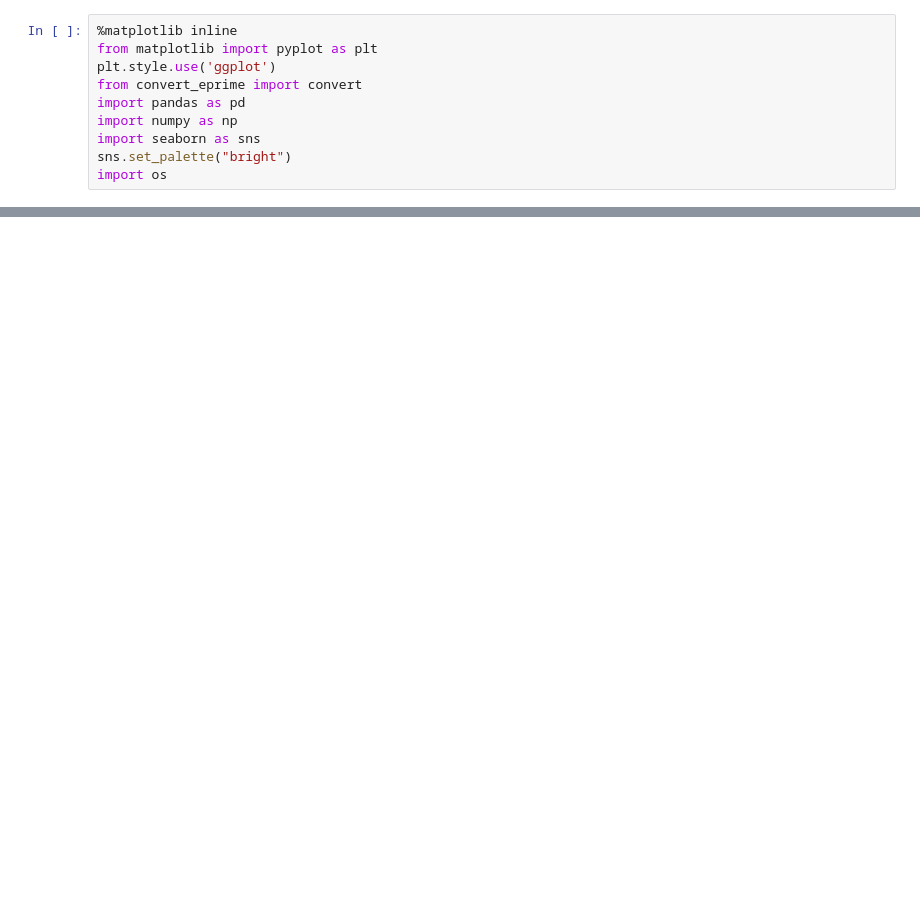
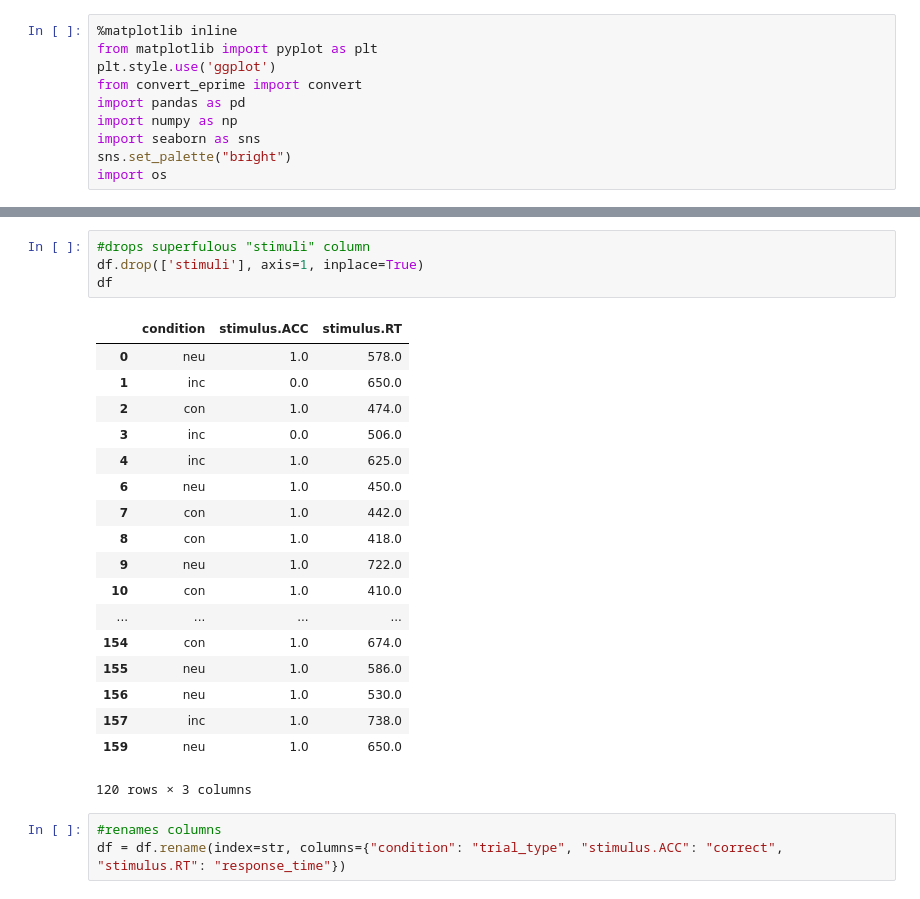
Before and after one commit to HBClab/BetterFlanker, a Jupyter notebook: Conversion.ipynb, the cells around one changed output, grey strips where cells are left out. Saved outputs shown, nothing was run; the diff lists cells and outputs as text; blank space fills up the shorter version.

```diff
--- a/Conversion.ipynb
+++ b/Conversion.ipynb
@@ -48,0 +73,26 @@ os.listdir()
+# %%
+#drops superfulous "stimuli" column
+df.drop(['stimuli'], axis=1, inplace=True)
+df
+# %% [output]
+|  | condition | stimulus.ACC | stimulus.RT |
+| 0 | neu | 1.0 | 578.0 |
+| 1 | inc | 0.0 | 650.0 |
+| 2 | con | 1.0 | 474.0 |
+| 3 | inc | 0.0 | 506.0 |
+| 4 | inc | 1.0 | 625.0 |
+| 6 | neu | 1.0 | 450.0 |
+| 7 | con | 1.0 | 442.0 |
+| 8 | con | 1.0 | 418.0 |
+| 9 | neu | 1.0 | 722.0 |
+| 10 | con | 1.0 | 410.0 |
+| ... | ... | ... | ... |
+| 154 | con | 1.0 | 674.0 |
+| 155 | neu | 1.0 | 586.0 |
+| 156 | neu | 1.0 | 530.0 |
+| 157 | inc | 1.0 | 738.0 |
+| 159 | neu | 1.0 | 650.0 |
+120 rows × 3 columns
+# %%
+#renames columns
+df = df.rename(index=str, columns={"condition": "trial_type", "stimulus.ACC": "correct", "stimulus.RT": "response_time"})
```
Also changed, not shown: parts of 14 cells of this notebook, 3 other files.
